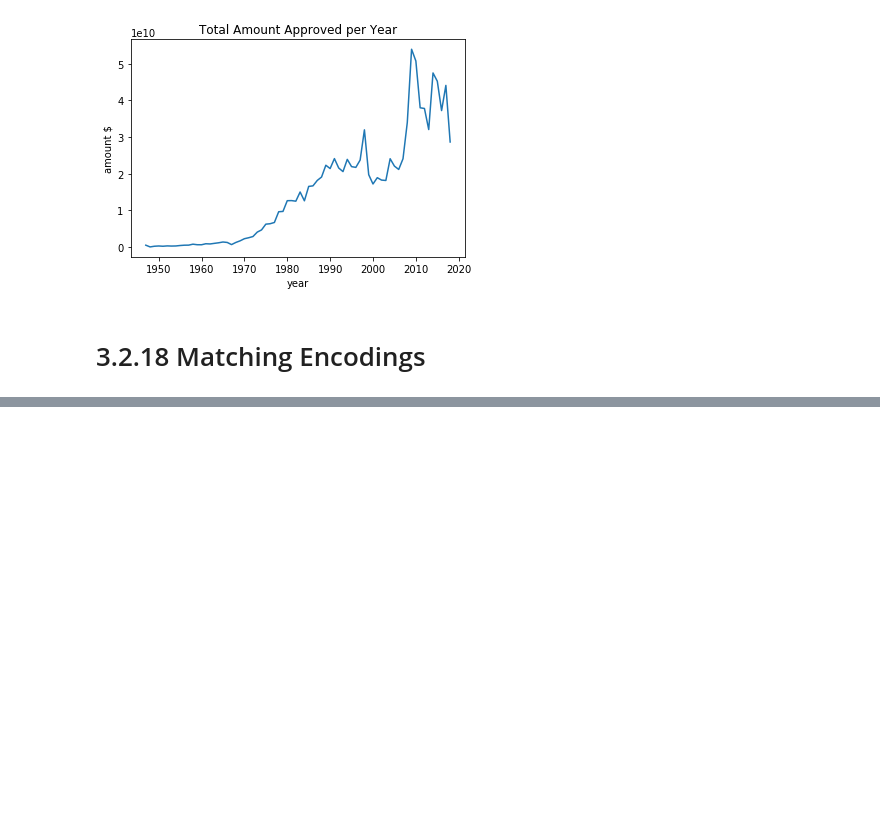
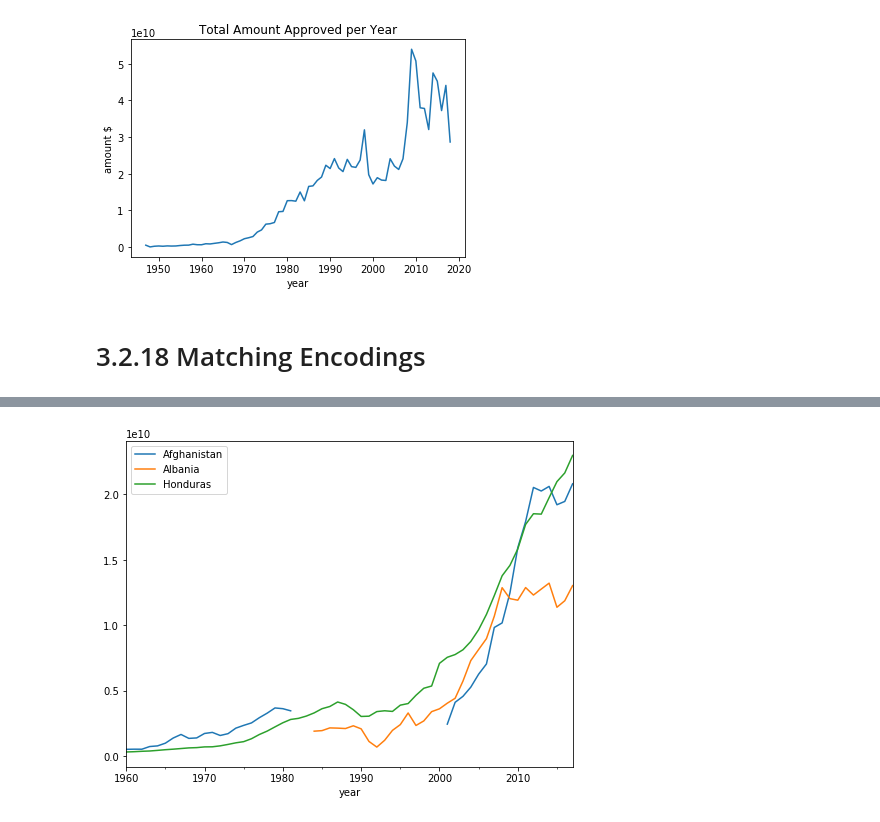
Before and after one commit to kevinlwebb/Nanodegrees, a Jupyter notebook: Data Scientist for Enterprise/3 - Data Engineering/3.2 ETL Pipelines.ipynb, the cells around one changed output, grey strips where cells are left out. Drawn from its saved outputs; the diff is of its cells as text; code cells hidden in the pictures; blank space fills up the shorter version.

Commit message:
Imputing and Removing ing Data Techniques

```diff
--- a/Data Scientist for Enterprise/3 - Data Engineering/3.2 ETL Pipelines.ipynb
+++ b/Data Scientist for Enterprise/3 - Data Engineering/3.2 ETL Pipelines.ipynb
@@ -819,0 +898,10 @@ plt.show()
+# %%
+import pandas as pd
+
+path = '3.2 Class Notebooks/'
+csv_path = path + 'data/gdp_data.csv'
+
+df = pd.read_csv(csv_path, skiprows=4)
+df.drop('Unnamed: 62', axis=1, inplace=True)
+
+df.isnull().sum()
@@ -819,0 +921,21 @@ plt.show()
+# %%
+import matplotlib.pyplot as plt
+
+# put the data set into long form instead of wide
+df_melt = pd.melt(df, id_vars=['Country Name', 'Country Code', 'Indicator Name', 'Indicator Code'], var_name='year', value_name='GDP')
+
+# convert year to a date time
+df_melt['year'] = pd.to_datetime(df_melt['year'])
+
+def plot_results(column_name):
+    # plot the results for Afghanistan, Albania, and Honduras
+    fig, ax = plt.subplots(figsize=(8,6))
+
+    df_melt[(df_melt['Country Name'] == 'Afghanistan') |
+            (df_melt['Country Name'] == 'Albania') |
+            (df_melt['Country Name'] == 'Honduras')].groupby('Country Name').plot('year', column_name, legend=True, ax=ax)
+    ax.legend(labels=['Afghanistan', 'Albania', 'Honduras'])
+
+plot_results('GDP')
+# %% [output]
+[figure, added]
```
Also changed, not shown: parts of 36 cells of this notebook.
